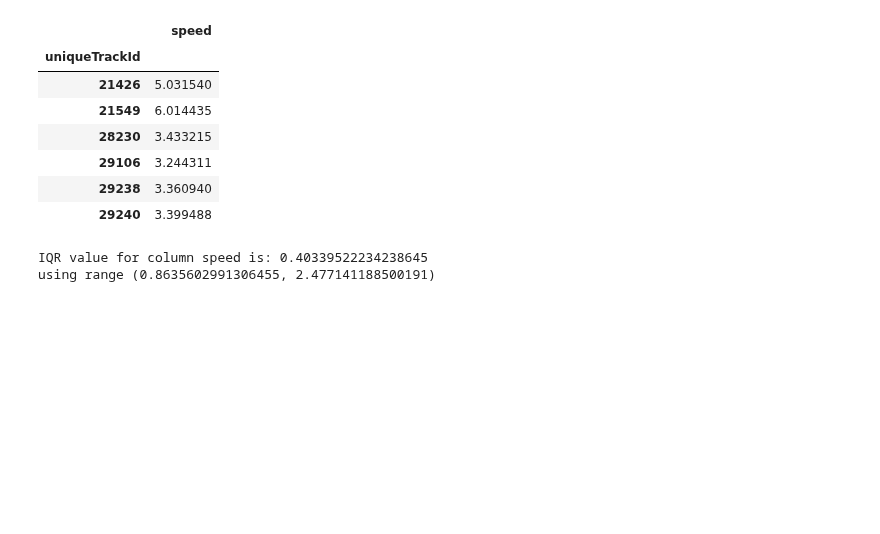
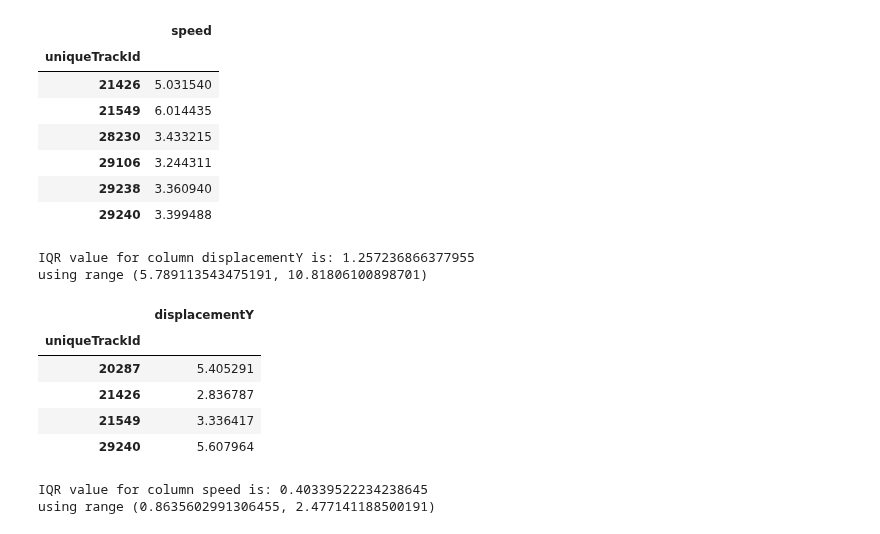
Before and after one commit to adhocmaster/TTI-dataset-tools, a Jupyter notebook: src/notebooks/Coordinate-Transformation.ipynb, the cells around one changed output. Saved outputs shown, nothing was run; the diff lists cells and outputs as text; code cells hidden in the pictures; blank space fills up the shorter version.

```diff
--- a/src/notebooks/Coordinate-Transformation.ipynb
+++ b/src/notebooks/Coordinate-Transformation.ipynb
@@ -108,6 +102,18 @@ using range (0.8635602991306455, 2.477141188500191)
 | 29106 | 3.244311 |
 | 29238 | 3.360940 |
 | 29240 | 3.399488 |
+# %%
+outliers = cleaner.getOutliersByYDisplacement(pedDf, byIQR=True, returnVals=True)
+outliers
+# %% [output]
+IQR value for column displacementY is: 1.257236866377955
+using range (5.789113543475191, 10.81806100898701)
+|  | displacementY |
+| uniqueTrackId |  |
+| 20287 | 5.405291 |
+| 21426 | 2.836787 |
+| 21549 | 3.336417 |
+| 29240 | 5.607964 |
 # %%
 cleanPedDf = cleaner.cleanBySpeed(pedDf, byIQR=True)
 # %% [output]
```
Also changed, not shown: parts of 5 cells of this notebook, 3 other files.
